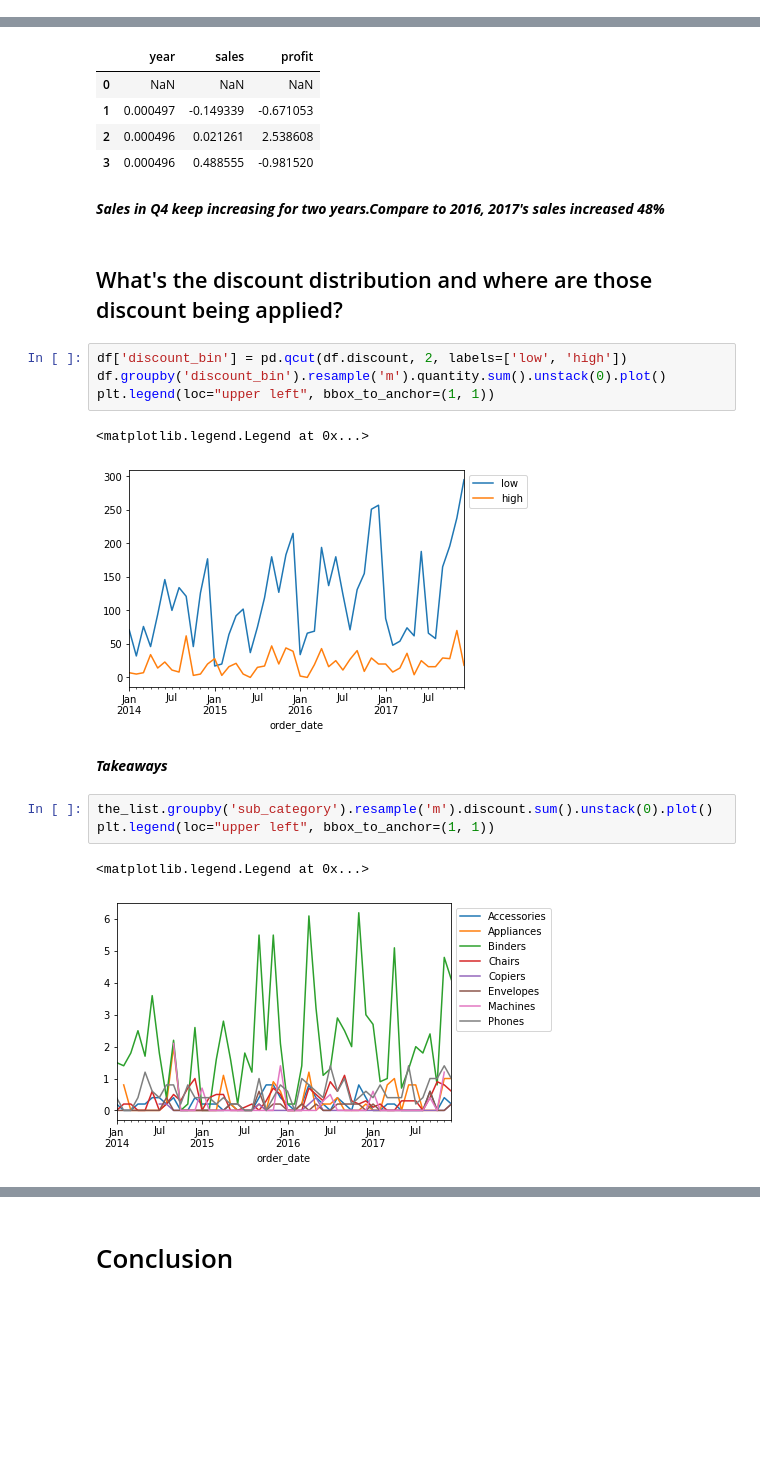
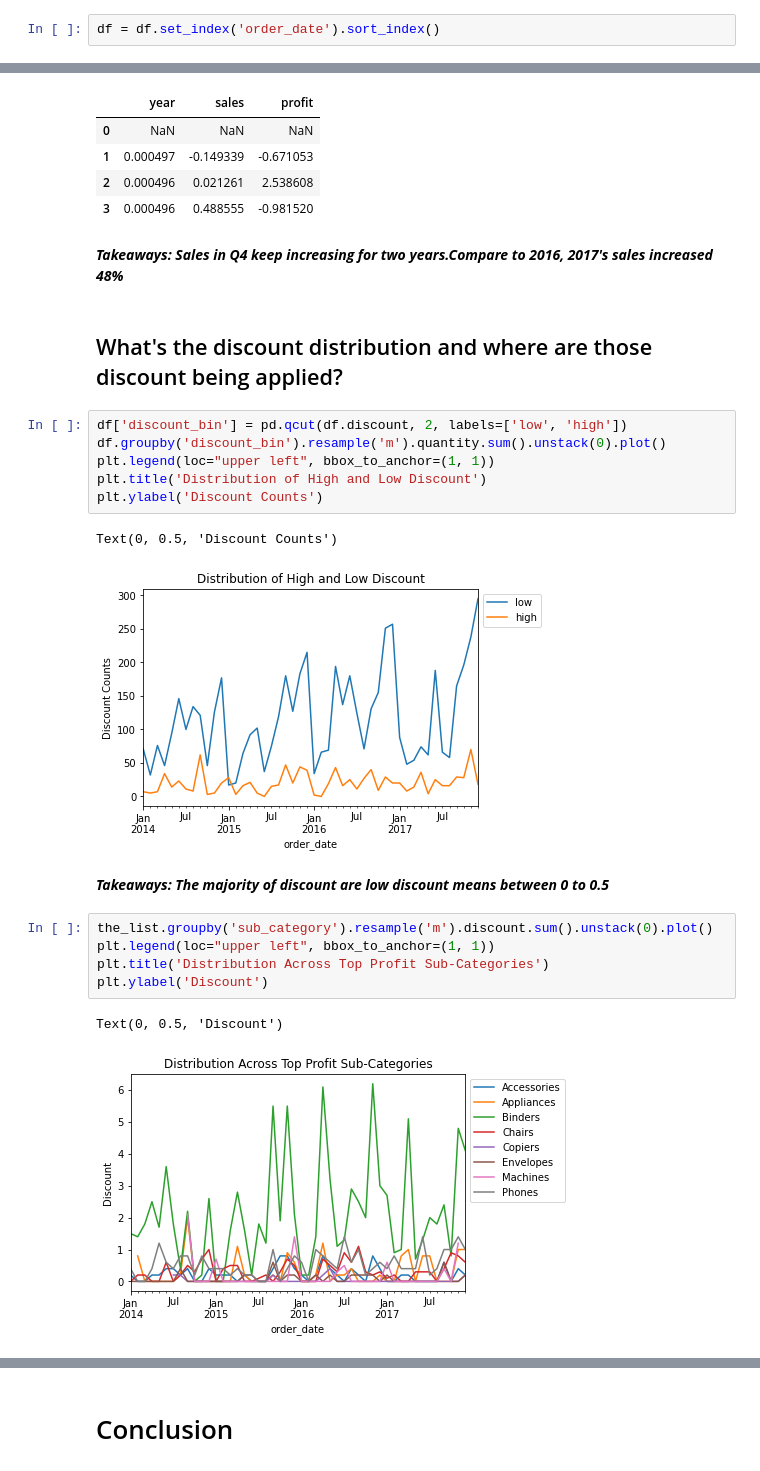
Before and after one commit to ella-braeden-time-series-unlimited/time-series-project, a Jupyter notebook: Final Report.ipynb, the cells around one changed output, grey strips where cells are left out. Drawn from its saved outputs; the diff is of its cells as text; blank space fills up the shorter version.

```diff
--- a/Final Report.ipynb
+++ b/Final Report.ipynb
@@ -277,3 +274,5 @@ df.loc['2017-11-04']
+# %%
+df = df.set_index('order_date').sort_index()
 # %%
 the_list = df[df['sub_category'] != 'Paper']
 the_list = the_list[the_list['sub_category'] != 'Supplies']
@@ -325,21 +326,25 @@ oct_nov_dec.pct_change()
 | 2 | 0.000496 | 0.021261 | 2.538608 |
 | 3 | 0.000496 | 0.488555 | -0.981520 |
 # %% [markdown]
-***Sales in Q4 keep increasing for two years.Compare to 2016, 2017's sales increased 48%***
+***Takeaways: Sales in Q4 keep increasing for two years.Compare to 2016, 2017's sales increased 48%***
 # %% [markdown]
 ## What's the discount distribution and where are those discount being applied?
 # %%
 df['discount_bin'] = pd.qcut(df.discount, 2, labels=['low', 'high'])
 df.groupby('discount_bin').resample('m').quantity.sum().unstack(0).plot()
 plt.legend(loc="upper left", bbox_to_anchor=(1, 1))
+plt.title('Distribution of High and Low Discount')
+plt.ylabel('Discount Counts')
 # %% [output]
-<matplotlib.legend.Legend at 0x...>
+Text(0, 0.5, 'Discount Counts')
-[figure, old version]
+[figure, new version]
-# %% [markdown]
-***Takeaways***
+# %% [markdown]
+***Takeaways: The majority of discount are low discount means between 0 to 0.5***
 # %%
 the_list.groupby('sub_category').resample('m').discount.sum().unstack(0).plot()
 plt.legend(loc="upper left", bbox_to_anchor=(1, 1))
+plt.title('Distribution Across Top Profit Sub-Categories')
+plt.ylabel('Discount')
 # %% [output]
-<matplotlib.legend.Legend at 0x...>
+Text(0, 0.5, 'Discount')
-[figure, old version]
+[figure, new version]
```
Also changed, not shown: parts of 29 cells of this notebook, 3 other files.
